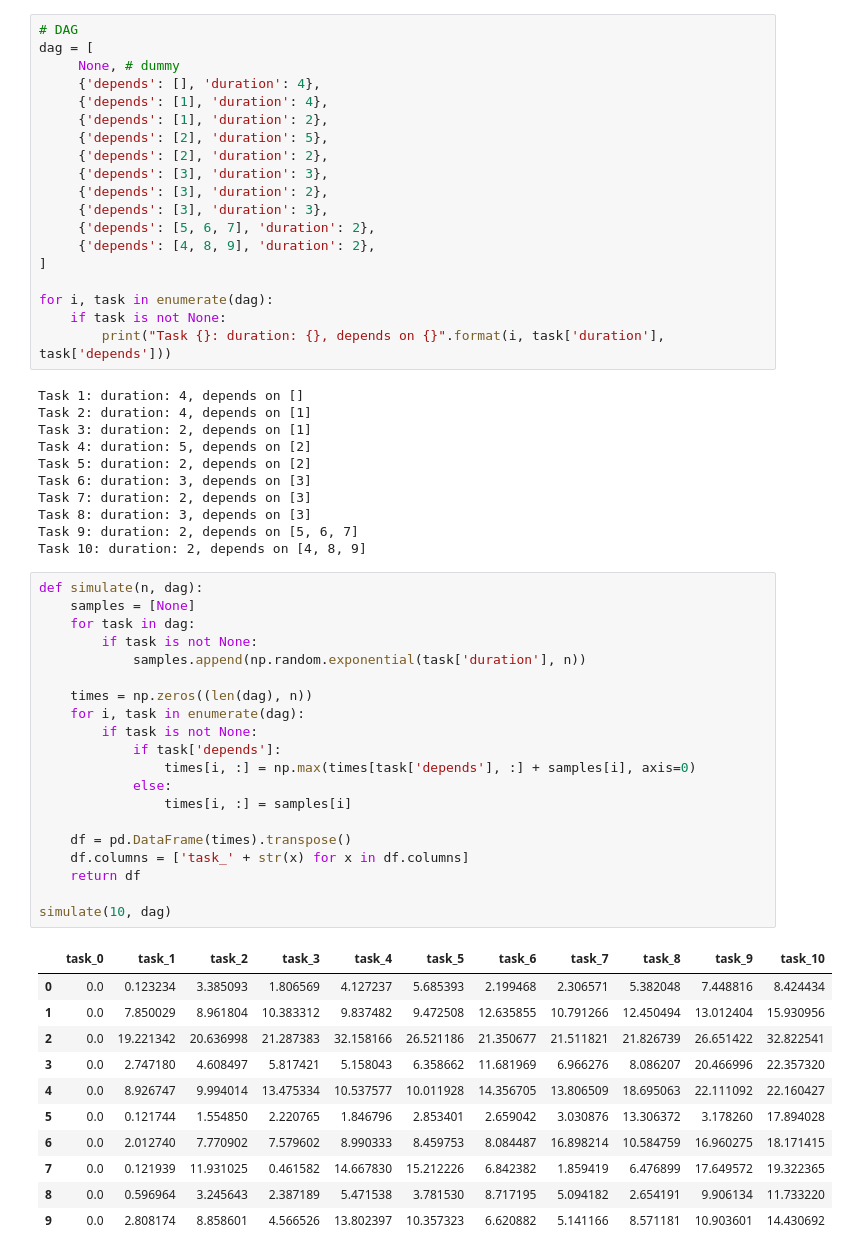
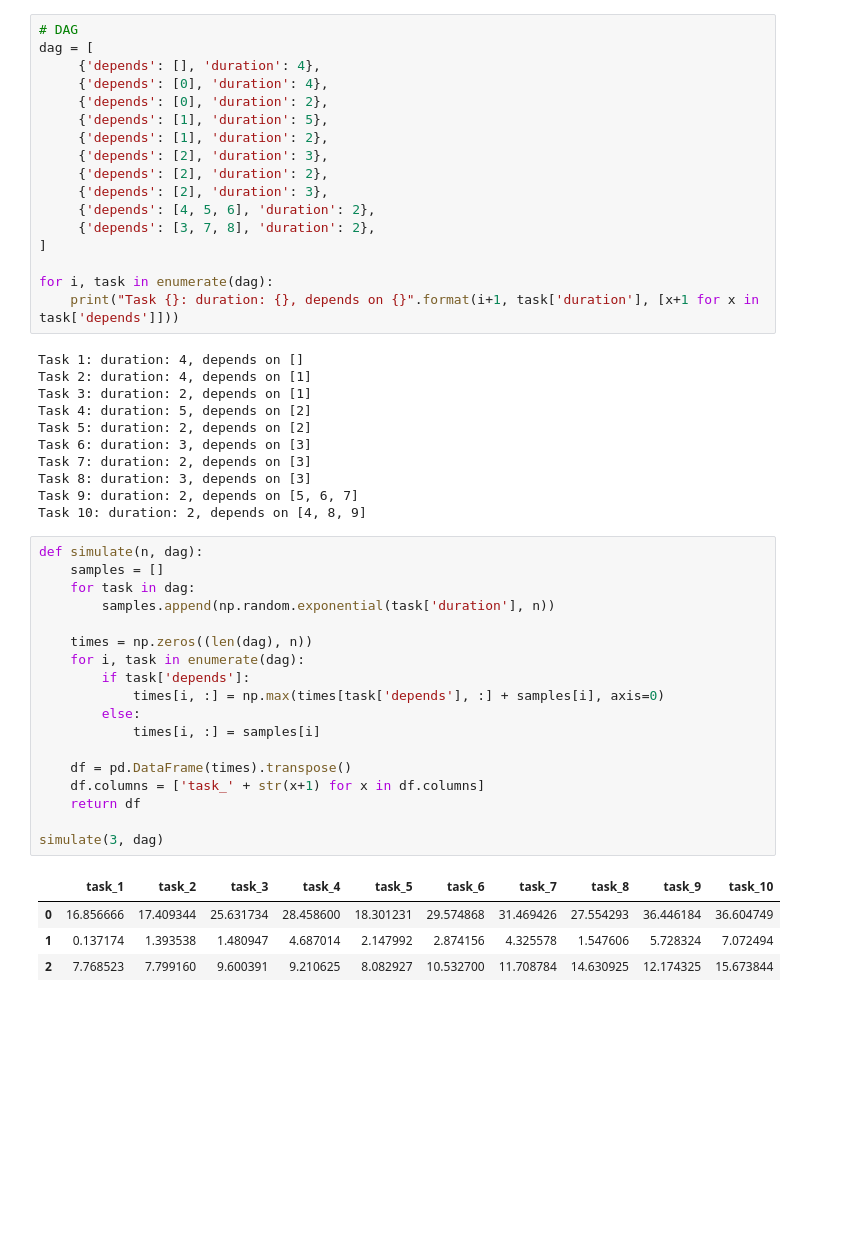
Before and after one commit to bjlkeng/sandbox, a Jupyter notebook: notebooks/vae-importance_sampling/DAG_example.ipynb, the cells around one changed output. Cells and saved outputs as stored; diff of their text form; blank space fills up the shorter version.

```diff
--- a/notebooks/vae-importance_sampling/DAG_example.ipynb
+++ b/notebooks/vae-importance_sampling/DAG_example.ipynb
@@ -7,22 +9,20 @@ import seaborn as sns
 # %%
 # DAG
 dag = [
-     None, # dummy
      {'depends': [], 'duration': 4},
-     {'depends': [1], 'duration': 4},
+     {'depends': [0], 'duration': 4},
+     {'depends': [0], 'duration': 2},
+     {'depends': [1], 'duration': 5},
      {'depends': [1], 'duration': 2},
-     {'depends': [2], 'duration': 5},
+     {'depends': [2], 'duration': 3},
      {'depends': [2], 'duration': 2},
-     {'depends': [3], 'duration': 3},
-     {'depends': [3], 'duration': 2},
-     {'depends': [3], 'duration': 3},
-     {'depends': [5, 6, 7], 'duration': 2},
-     {'depends': [4, 8, 9], 'duration': 2},
+     {'depends': [2], 'duration': 3},
+     {'depends': [4, 5, 6], 'duration': 2},
+     {'depends': [3, 7, 8], 'duration': 2},
 ]
 
 for i, task in enumerate(dag):
-    if task is not None:
-        print("Task {}: duration: {}, depends on {}".format(i, task['duration'], task['depends']))
+    print("Task {}: duration: {}, depends on {}".format(i+1, task['duration'], [x+1 for x in task['depends']]))
 # %% [output]
 Task 1: duration: 4, depends on []
 Task 2: duration: 4, depends on [1]
@@ -36,34 +36,25 @@ Task 9: duration: 2, depends on [5, 6, 7]
 Task 10: duration: 2, depends on [4, 8, 9]
 # %%
 def simulate(n, dag):
-    samples = [None]
+    samples = []
     for task in dag:
-        if task is not None:
-            samples.append(np.random.exponential(task['duration'], n))
+        samples.append(np.random.exponential(task['duration'], n))
 
     times = np.zeros((len(dag), n))
     for i, task in enumerate(dag):
-        if task is not None:
-            if task['depends']:
-                times[i, :] = np.max(times[task['depends'], :] + samples[i], axis=0)
-            else:
-                times[i, :] = samples[i]
+        if task['depends']:
+            times[i, :] = np.max(times[task['depends'], :] + samples[i], axis=0)
+        else:
+            times[i, :] = samples[i]
 
     df = pd.DataFrame(times).transpose()
-    df.columns = ['task_' + str(x) for x in df.columns]
+    df.columns = ['task_' + str(x+1) for x in df.columns]
     return df
 
-simulate(10, dag)
+simulate(3, dag)
 # %% [output]
-|  | task_0 | task_1 | task_2 | task_3 | task_4 | task_5 | task_6 | task_7 | task_8 | task_9 | task_10 |
-| 0 | 0.0 | 0.123234 | 3.385093 | 1.806569 | 4.127237 | 5.685393 | 2.199468 | 2.306571 | 5.382048 | 7.448816 | 8.424434 |
-| 1 | 0.0 | 7.850029 | 8.961804 | 10.383312 | 9.837482 | 9.472508 | 12.635855 | 10.791266 | 12.450494 | 13.012404 | 15.930956 |
-| 2 | 0.0 | 19.221342 | 20.636998 | 21.287383 | 32.158166 | 26.521186 | 21.350677 | 21.511821 | 21.826739 | 26.651422 | 32.822541 |
-| 3 | 0.0 | 2.747180 | 4.608497 | 5.817421 | 5.158043 | 6.358662 | 11.681969 | 6.966276 | 8.086207 | 20.466996 | 22.357320 |
-| 4 | 0.0 | 8.926747 | 9.994014 | 13.475334 | 10.537577 | 10.011928 | 14.356705 | 13.806509 | 18.695063 | 22.111092 | 22.160427 |
-| 5 | 0.0 | 0.121744 | 1.554850 | 2.220765 | 1.846796 | 2.853401 | 2.659042 | 3.030876 | 13.306372 | 3.178260 | 17.894028 |
-| 6 | 0.0 | 2.012740 | 7.770902 | 7.579602 | 8.990333 | 8.459753 | 8.084487 | 16.898214 | 10.584759 | 16.960275 | 18.171415 |
-| 7 | 0.0 | 0.121939 | 11.931025 | 0.461582 | 14.667830 | 15.212226 | 6.842382 | 1.859419 | 6.476899 | 17.649572 | 19.322365 |
-| 8 | 0.0 | 0.596964 | 3.245643 | 2.387189 | 5.471538 | 3.781530 | 8.717195 | 5.094182 | 2.654191 | 9.906134 | 11.733220 |
-| 9 | 0.0 | 2.808174 | 8.858601 | 4.566526 | 13.802397 | 10.357323 | 6.620882 | 5.141166 | 8.571181 | 10.903601 | 14.430692 |
+|  | task_1 | task_2 | task_3 | task_4 | task_5 | task_6 | task_7 | task_8 | task_9 | task_10 |
+| 0 | 16.856666 | 17.409344 | 25.631734 | 28.458600 | 18.301231 | 29.574868 | 31.469426 | 27.554293 | 36.446184 | 36.604749 |
+| 1 | 0.137174 | 1.393538 | 1.480947 | 4.687014 | 2.147992 | 2.874156 | 4.325578 | 1.547606 | 5.728324 | 7.072494 |
+| 2 | 7.768523 | 7.799160 | 9.600391 | 9.210625 | 8.082927 | 10.532700 | 11.708784 | 14.630925 | 12.174325 | 15.673844 |
 # %%
```
Also changed, not shown: parts of 5 cells of this notebook.
